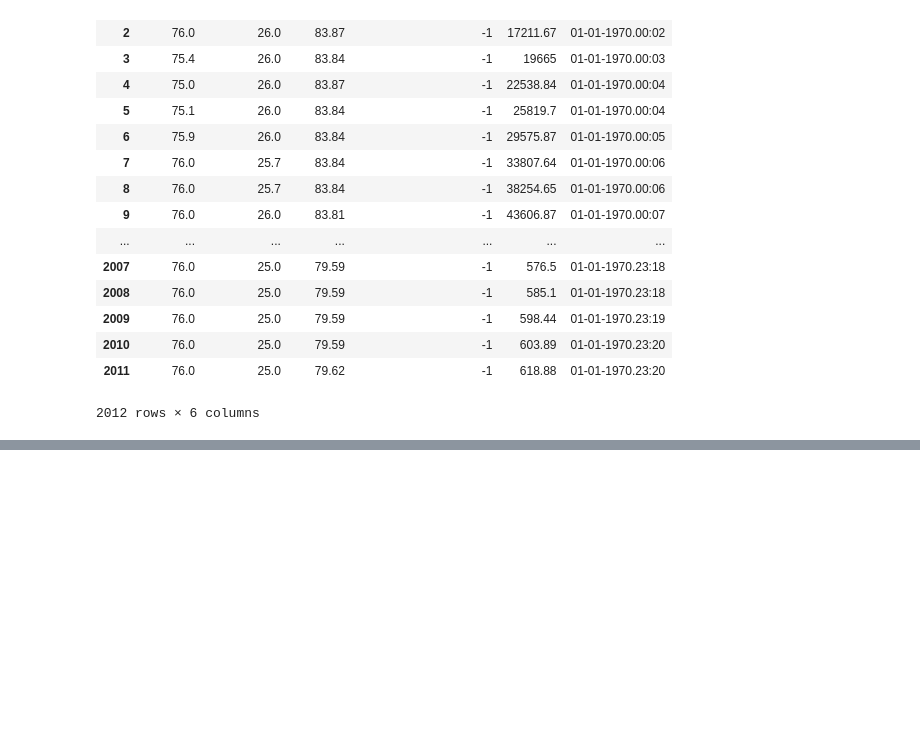
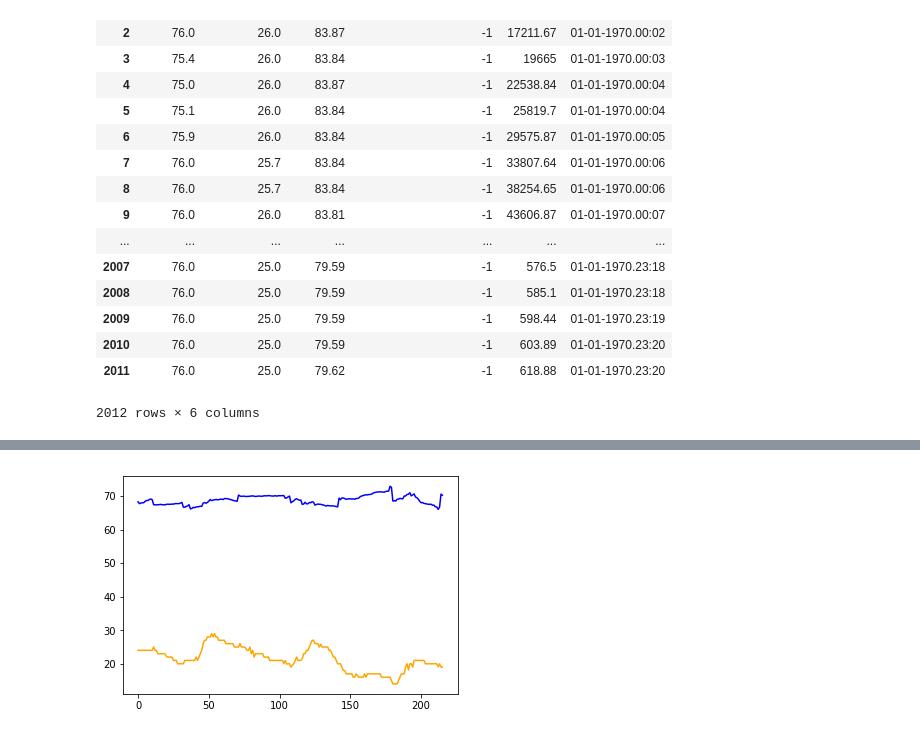
Before and after one commit to SteveShengStar/Smart-Garduino, a Jupyter notebook: python/Weather Analytics.ipynb, the cells around one changed output, grey strips where cells are left out. Cells and saved outputs as stored; diff of their text form; code cells hidden in the pictures; blank space fills up the shorter version.

Commit message:
Added a matplotlib chart for visualizing data

```diff
--- a/python/Weather Analytics.ipynb
+++ b/python/Weather Analytics.ipynb
@@ -83,0 +85,10 @@ set1_cleansed
+# %%
+import matplotlib.pyplot as plt
+
+# red dashes, blue squares and green triangles
+#print(set1_cleansed["Moisture"].values)
+plt.plot(set1_cleansed["Moisture"].values, color='blue')
+plt.plot(set1_cleansed["Temperature"].values, color='orange')
+plt.show()
+# %% [output]
+[figure, added]
```
Also changed, not shown: parts of 1 cell of this notebook.
